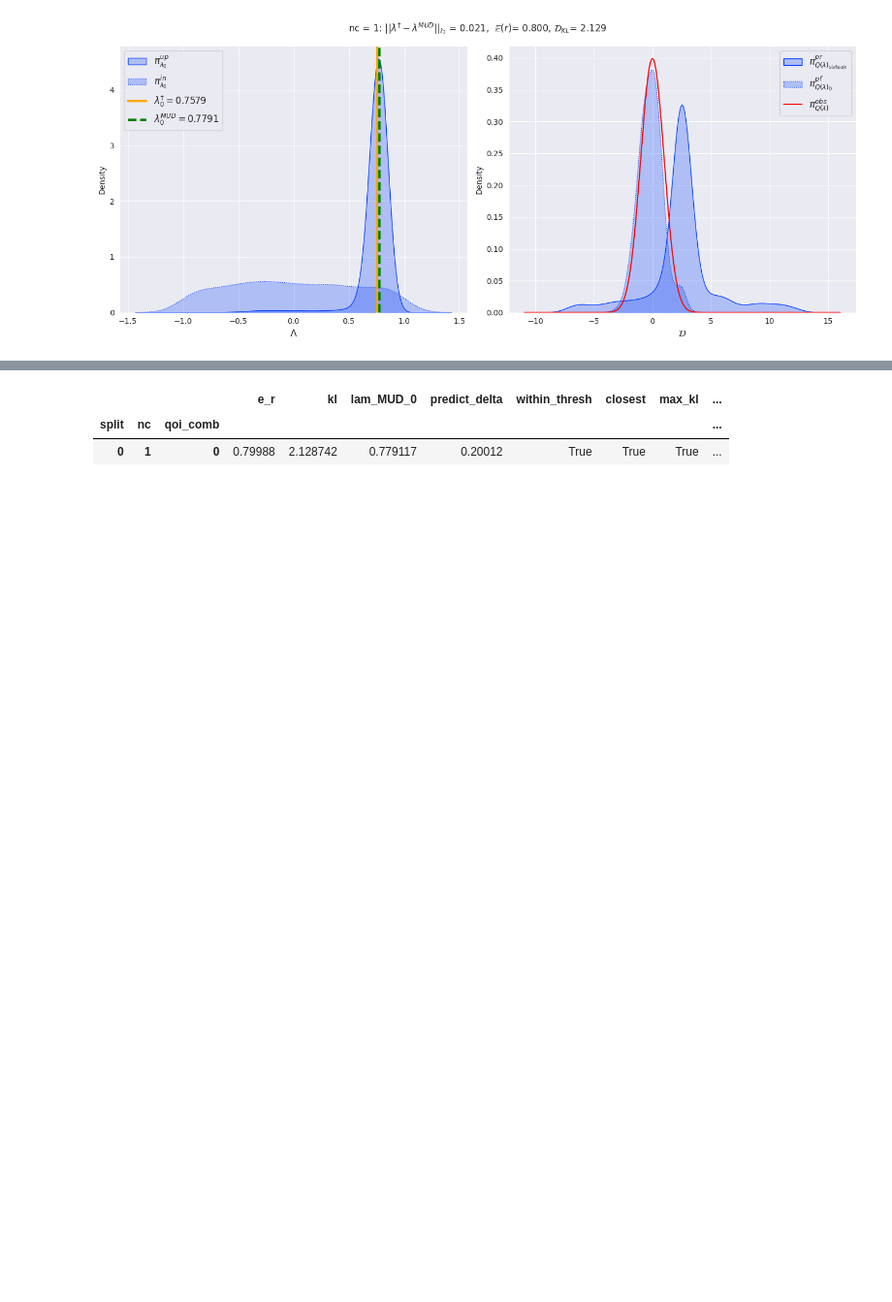
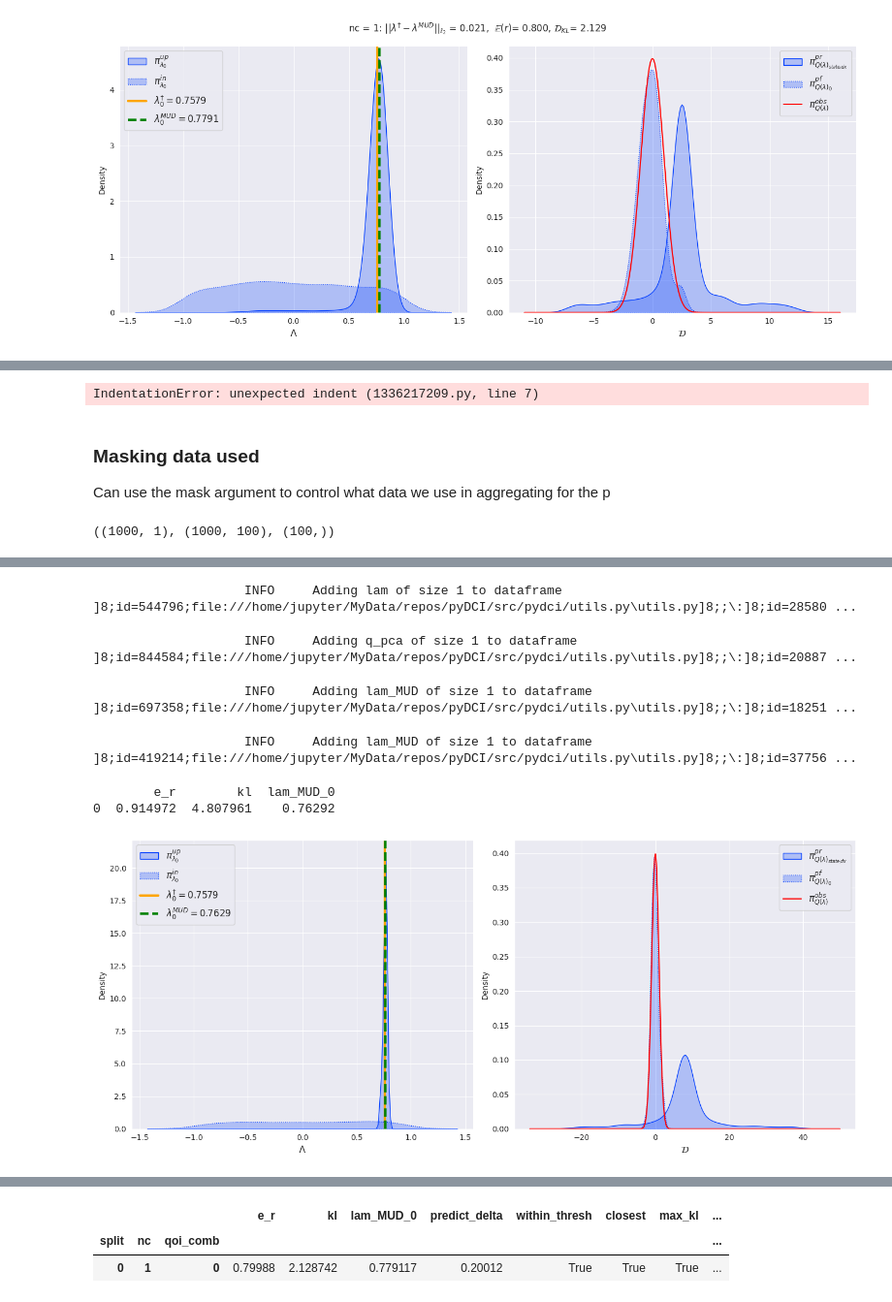
Before and after one commit to UT-CHG/pyDCI, a Jupyter notebook: notebooks/DCIProblem.ipynb, the cells around one changed output, grey strips where cells are left out. Shown at 97% size. Cells and saved outputs as stored; diff of their text form; code cells hidden in the pictures; blank space fills up the shorter version.

```diff
--- a/notebooks/DCIProblem.ipynb
+++ b/notebooks/DCIProblem.ipynb
@@ -236,0 +244,39 @@ array([<Axes: xlabel='$\\Lambda$', ylabel='Density'>,
+# %%
+N_vals = [1, 10, 100]
+
+fig, ax = plt.subplots(len(N_vals), 2, figsize=(10, 5*len(N_vals)))
+for i, N in enumerate(N_vals):
+    qq_lam = (lam**p).reshape(num_samples, -1)
+data = np.array([0.25])
+    pca_prob = PCAMUDProblem.PCAMUDProblem(lam, q_lam, data, sigma)
+    pca_prob.solve()
+    _ = pca_prob.plot_param_state(true_vals=[[0.25**0.2]], ax=ax[i][0])
+    _ = pca_prob.plot_obs_state(ax=ax[i][1])
+    print(pca_prob.result)
+# %% [output]
+IndentationError: unexpected indent (1336217209.py, line 7)
+# %% [markdown]
+### Masking data used
+
+Can use the mask argument to control what data we use in aggregating for the p
+# %%
+# Number of samples to use, and assumed observed normal distribution parameters
+p, num_samples, mu, sigma, domain = 5, int(1e3), 0.25, 0.1, [-1, 1]
+lam, q_lam, data = monomial(
+    p=p,
+    num_samples=num_samples,
+    domain=domain,
+    mu=mu,
+    sigma=sigma,
+    N=100)
+lam.shape, q_lam.shape, data.shape
+# %% [output]
+((1000, 1), (1000, 100), (100,))
+# %%
+pca_prob = PCAMUDProblem.PCAMUDProblem(lam, q_lam, data, sigma)
+pca_prob.pca_mask = range(10)
+pca_prob.solve()
+fig, axs = plt.subplots(1, 2, figsize=(14, 6))
+_, _ = pca_prob.plot_param_state(ax=axs[0], true_vals=[[0.25**0.2]]), pca_prob.plot_obs_state(ax=axs[1])
+print(pca_prob.result)
+# %% [output]
@@ -237,2 +284,9 @@ array([<Axes: xlabel='$\\Lambda$', ylabel='Density'>,
+                    INFO     Adding lam of size 1 to dataframe                                         ]8;id=544796;file:///home/jupyter/MyData/repos/pyDCI/src/pydci/utils.py\utils.py]8;;\:]8;id=28580 ...
+                    INFO     Adding q_pca of size 1 to dataframe                                       ]8;id=844584;file:///home/jupyter/MyData/repos/pyDCI/src/pydci/utils.py\utils.py]8;;\:]8;id=20887 ...
+                    INFO     Adding lam_MUD of size 1 to dataframe                                     ]8;id=697358;file:///home/jupyter/MyData/repos/pyDCI/src/pydci/utils.py\utils.py]8;;\:]8;id=18251 ...
+                    INFO     Adding lam_MUD of size 1 to dataframe                                     ]8;id=419214;file:///home/jupyter/MyData/repos/pyDCI/src/pydci/utils.py\utils.py]8;;\:]8;id=37756 ...
+        e_r        kl  lam_MUD_0
+0  0.914972  4.807961    0.76292
+[figure, added]
 # %% [markdown]
 # Sequential Estimation
```
Also changed, not shown: parts of 4 cells of this notebook, 8 other files.
